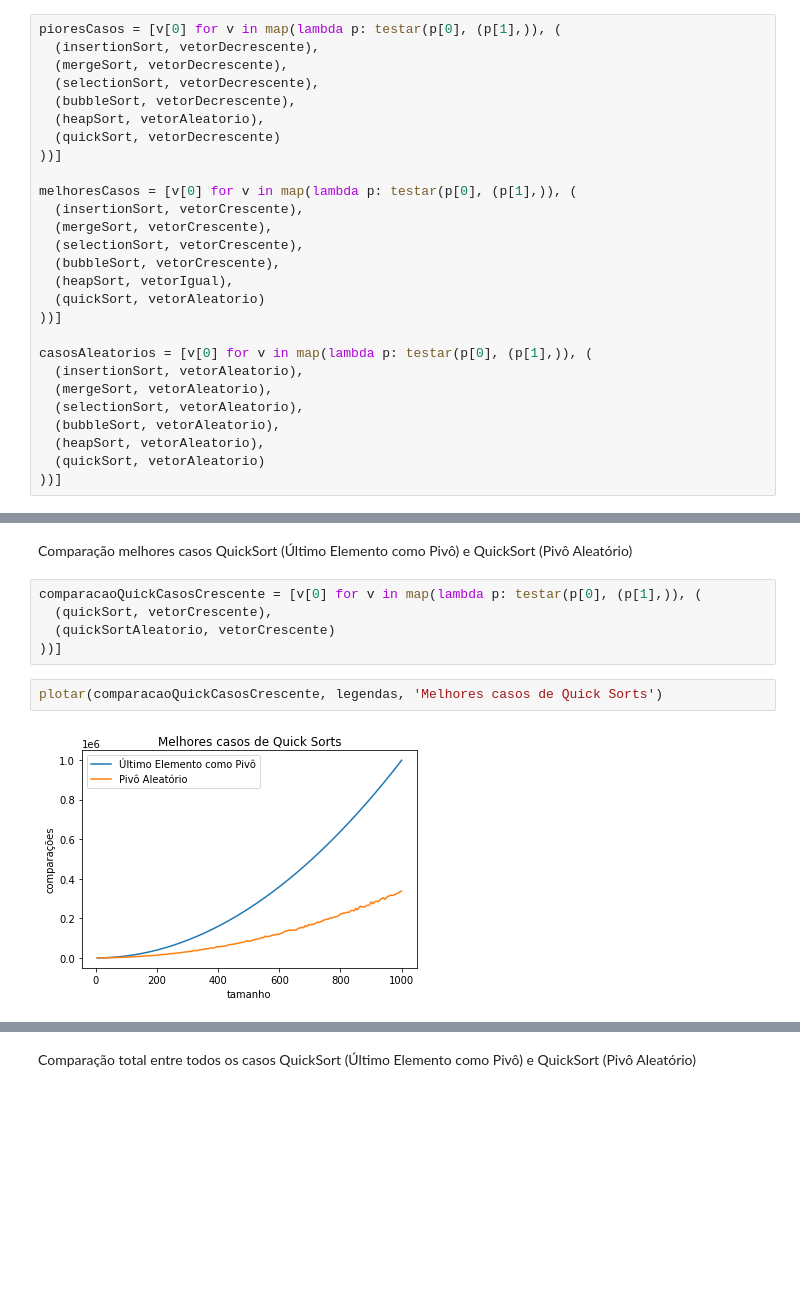
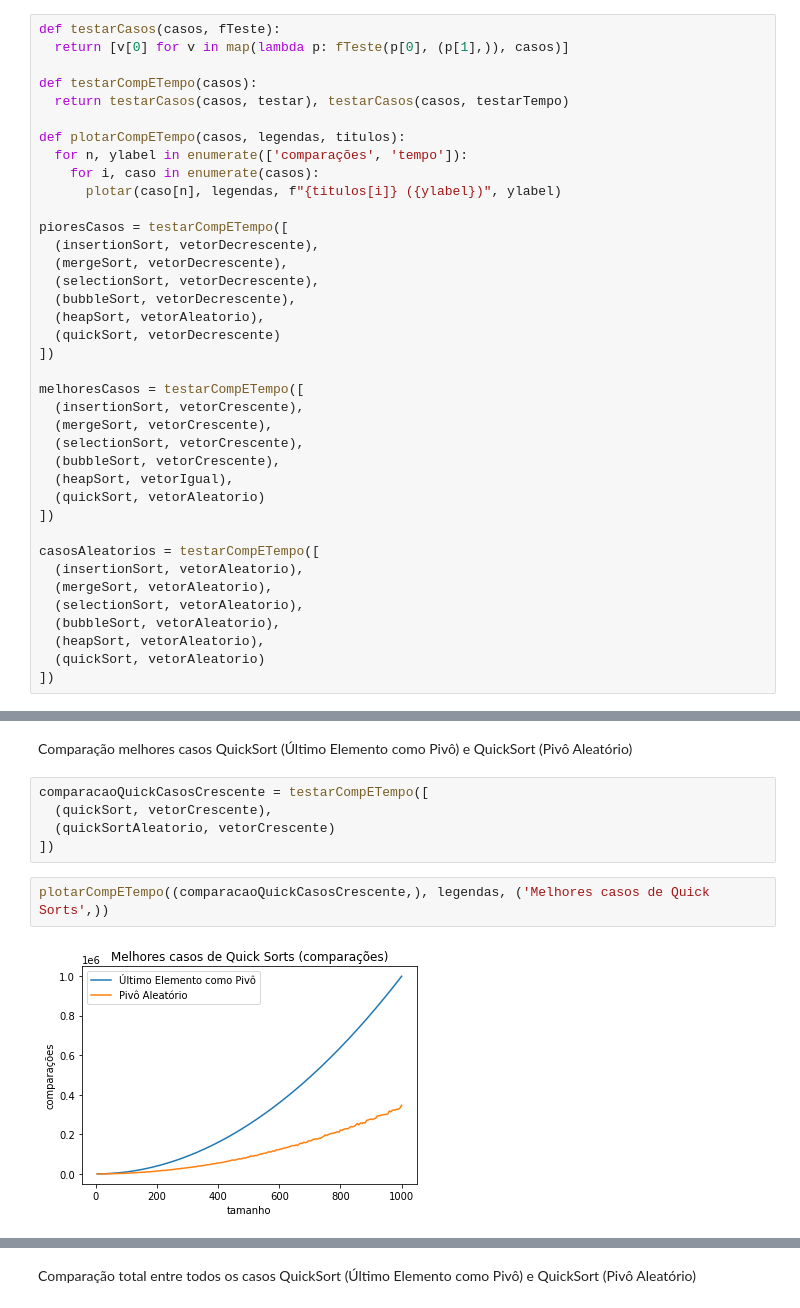
Before and after one commit to criazada/gcc253-efc1, a Jupyter notebook: EFC1.ipynb, the cells around one changed output, grey strips where cells are left out. Saved outputs shown, nothing was run; the diff lists cells and outputs as text; blank space fills up the shorter version.

Commit message:
adiciona gráficos de tempo

```diff
--- a/EFC1.ipynb
+++ b/EFC1.ipynb
@@ -281,31 +306,42 @@ testarEPlotar(quickSort, (casoCrescente, casoDecrescente, casoAleatorio), 'Quick
 # %% [markdown]
 b) Comparação entre os metodos de ordenação
 # %%
-pioresCasos = [v[0] for v in map(lambda p: testar(p[0], (p[1],)), (
+def testarCasos(casos, fTeste):
+  return [v[0] for v in map(lambda p: fTeste(p[0], (p[1],)), casos)]
+
+def testarCompETempo(casos):
+  return testarCasos(casos, testar), testarCasos(casos, testarTempo)
+
+def plotarCompETempo(casos, legendas, titulos):
+  for n, ylabel in enumerate(['comparações', 'tempo']):
+    for i, caso in enumerate(casos):
+      plotar(caso[n], legendas, f"{titulos[i]} ({ylabel})", ylabel)
+
+pioresCasos = testarCompETempo([
   (insertionSort, vetorDecrescente),
   (mergeSort, vetorDecrescente),
   (selectionSort, vetorDecrescente),
   (bubbleSort, vetorDecrescente),
   (heapSort, vetorAleatorio),
   (quickSort, vetorDecrescente)
-))]
+])
 
-melhoresCasos = [v[0] for v in map(lambda p: testar(p[0], (p[1],)), (
+melhoresCasos = testarCompETempo([
   (insertionSort, vetorCrescente),
   (mergeSort, vetorCrescente),
   (selectionSort, vetorCrescente),
   (bubbleSort, vetorCrescente),
   (heapSort, vetorIgual),
   (quickSort, vetorAleatorio)
-))]
+])
 
-casosAleatorios = [v[0] for v in map(lambda p: testar(p[0], (p[1],)), (
+casosAleatorios = testarCompETempo([
   (insertionSort, vetorAleatorio),
   (mergeSort, vetorAleatorio),
   (selectionSort, vetorAleatorio),
   (bubbleSort, vetorAleatorio),
   (heapSort, vetorAleatorio),
   (quickSort, vetorAleatorio)
-))]
+])
 # %%
 legendas = 'Insertion Sort', 'Merge Sort', 'Selection Sort', 'Bubble Sort', 'Heap Sort', 'Quick Sort'
@@ -345,11 +384,11 @@ plotar(comparacaoQuickCasosAleatorios, legendas, 'Casos Aleatorios de Quick Sort
 # %% [markdown]
 Comparação melhores casos QuickSort (Último Elemento como Pivô) e QuickSort (Pivô Aleatório)
-# %%
-comparacaoQuickCasosCrescente = [v[0] for v in map(lambda p: testar(p[0], (p[1],)), (
-  (quickSort, vetorCrescente),
-  (quickSortAleatorio, vetorCrescente)
-))]
+# %%
+comparacaoQuickCasosCrescente = testarCompETempo([
+  (quickSort, vetorCrescente),
+  (quickSortAleatorio, vetorCrescente)
+])
 # %%
-plotar(comparacaoQuickCasosCrescente, legendas, 'Melhores casos de Quick Sorts')
+plotarCompETempo((comparacaoQuickCasosCrescente,), legendas, ('Melhores casos de Quick Sorts',))
 # %% [output]
-[figure, old version]
+[figure, new version]
```
Also changed, not shown: parts of 16 cells of this notebook.
